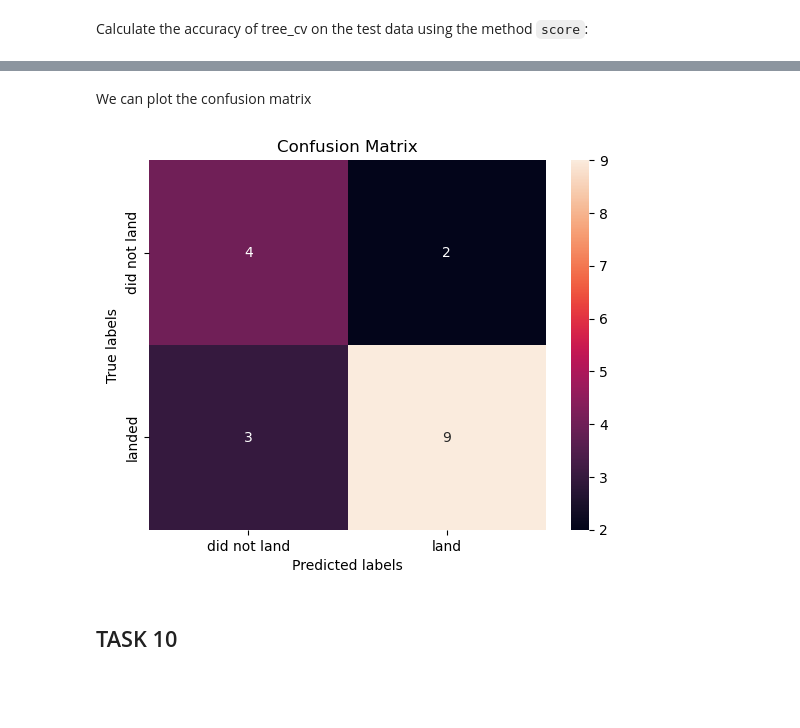
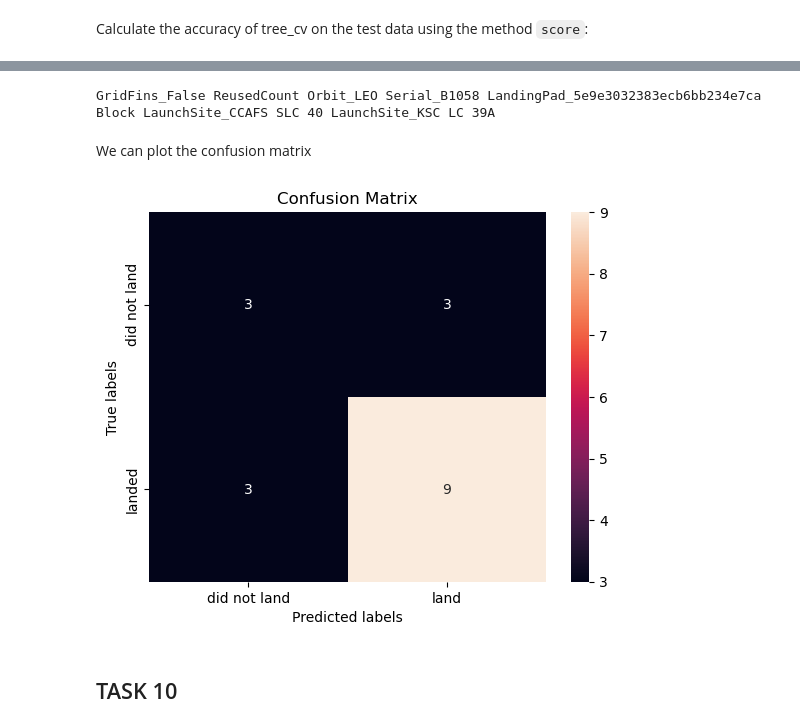
Before and after one commit to tylered/spacex_mock_case_study, a Jupyter notebook: SpaceX_Machine Learning Prediction_Part_5.ipynb, the cells around one changed output, grey strips where cells are left out. Cells and saved outputs as stored; diff of their text form; code cells hidden in the pictures; blank space fills up the shorter version.

```diff
--- a/SpaceX_Machine Learning Prediction_Part_5.ipynb
+++ b/SpaceX_Machine Learning Prediction_Part_5.ipynb
@@ -300,10 +322,14 @@ tree_cv.score(X_test, Y_test)
+# %%
+print(X.columns[77], X.columns[4], X.columns[10], X.columns[73], X.columns[21], X.columns[3], X.columns[16], X.columns[17])
+# %% [output]
+GridFins_False ReusedCount Orbit_LEO Serial_B1058 LandingPad_5e9e3032383ecb6bb234e7ca Block LaunchSite_CCAFS SLC 40 LaunchSite_KSC LC 39A
 # %% [markdown]
 We can plot the confusion matrix
 # %%
-yhat = svm_cv.predict(X_test)
-plot_confusion_matrix(Y_test,yhat)
+yhat = tree_cv.predict(X_test)
+plot_confusion_matrix(yhat, Y_test)
 # %% [output]
-[figure, old version]
+[figure, new version]
 # %% [markdown]
 ## TASK  10
 # %% [markdown]
```
Also changed, not shown: parts of 5 cells of this notebook, 6 other files.
